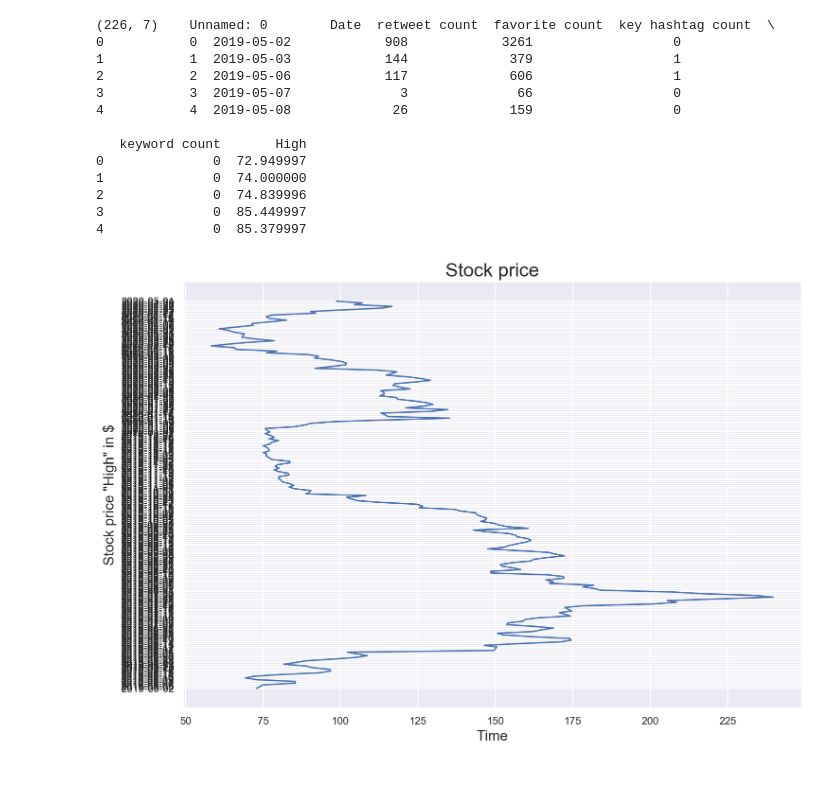
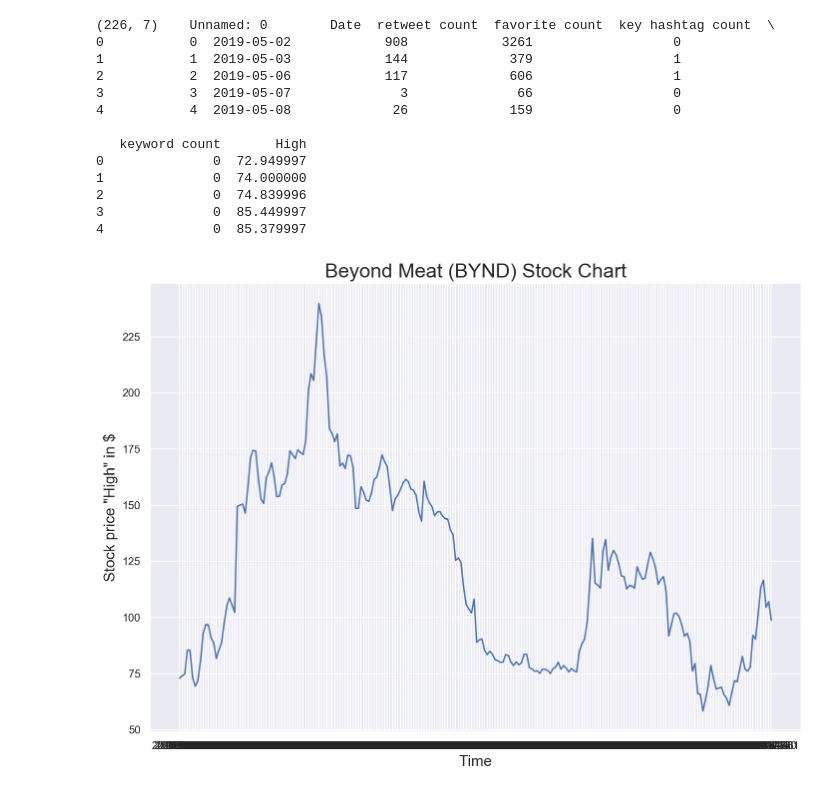
Before and after one commit to eckmanna/big_data_policy_2020, a Jupyter notebook: homeworks/hw1_eckmann.ipynb, the cells around one changed output. Drawn from its saved outputs; the diff is of its cells as text; code cells hidden in the pictures.

```diff
--- a/homeworks/hw1_eckmann.ipynb
+++ b/homeworks/hw1_eckmann.ipynb
@@ -608,13 +528,23 @@ print(df1.shape,
 4              0  85.379997
 # %%
 # Plotting stock data
+years = mdates.YearLocator()   # every year
+months = mdates.MonthLocator()  # every month
+years_fmt = mdates.DateFormatter('%Y')
+
 y = df1['High']
 x = df1['Date']
+
+#df = df1.as_matrix(columns=df1.columns[1:7])
+
+fig, ax = plt.subplots()
+ax.plot('Date', 'High', data=df1)
+
 sns.set(rc={'figure.figsize':(11.7,8.27)})
-plt.plot(x,y)
 plt.xlabel("Time", size=15)
 plt.ylabel('Stock price "High" in $', size=15)
 plt.title('Beyond Meat (BYND) Stock Chart', size=20)
+
 plt.show()
 # %% [output]
-[figure, old version]
+[figure, new version]
```
Also changed, not shown: parts of 21 cells of this notebook.
